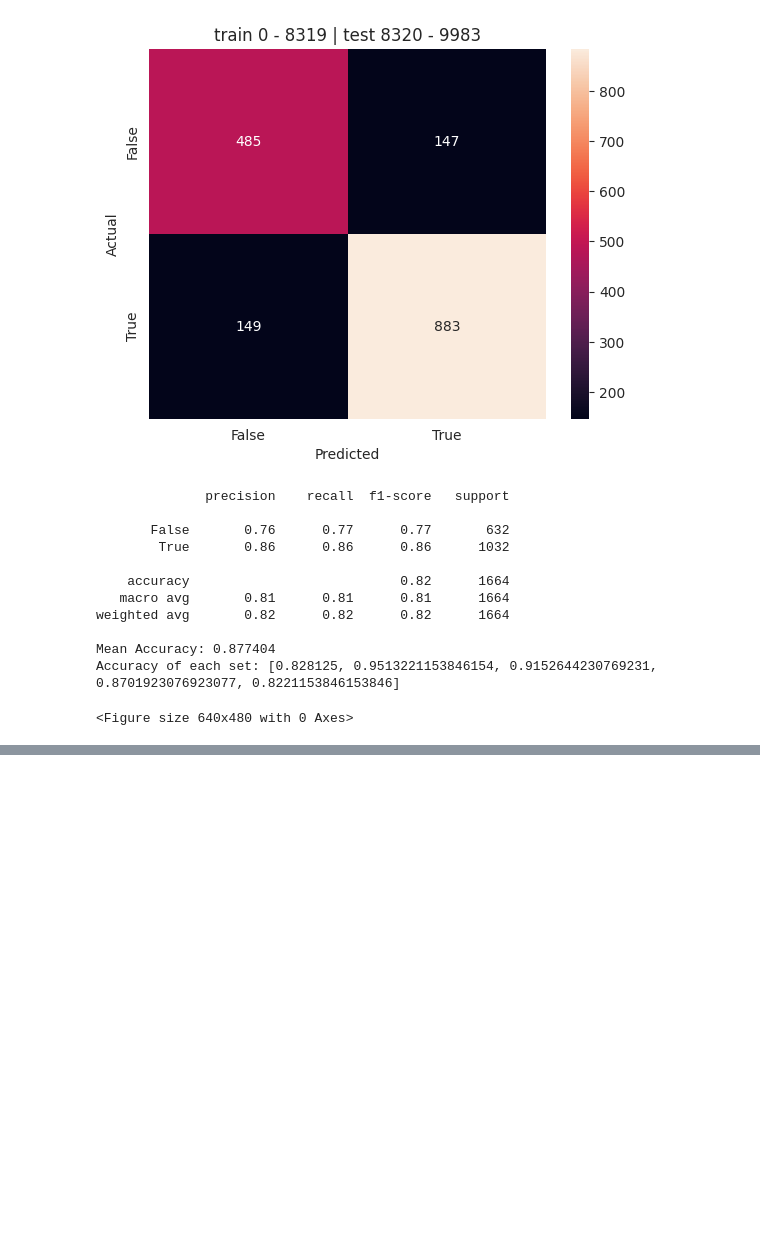
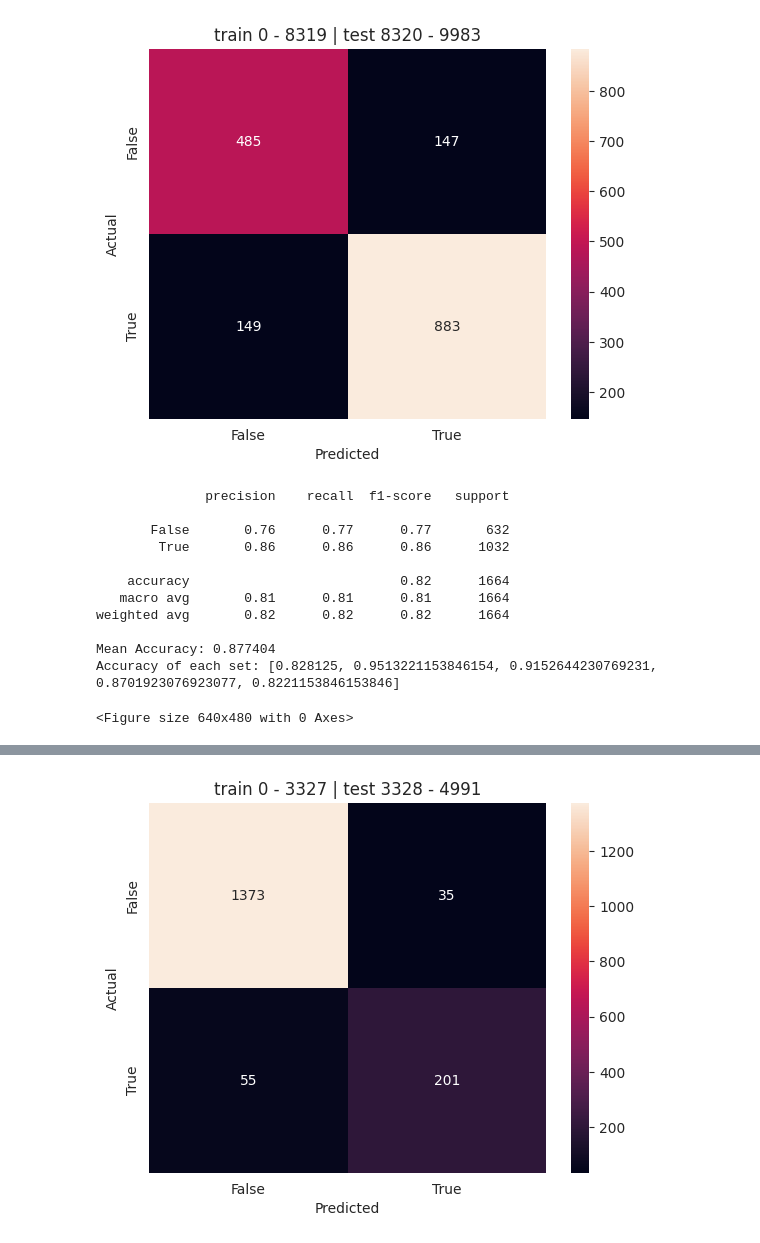
Before and after one commit to jdobladez/JBG060-group9, a Jupyter notebook: logis.ipynb, the cells around one changed output, grey strips where cells are left out. Saved outputs shown, nothing was run; the diff lists cells and outputs as text; code cells hidden in the pictures; blank space fills up the shorter version.

Commit message:
test overfit

```diff
--- a/logis.ipynb
+++ b/logis.ipynb
@@ -540,0 +517,90 @@ Accuracy of each set: [0.8287259615384616, 0.9350961538461539, 0.832932692307692
+# %%
+from sklearn.metrics import accuracy_score
+
+imputer = SimpleImputer(strategy='mean')
+
+df_copy = df.copy()
+df_copy.drop(['quarters', 'ha'], axis=1, inplace=True)
+df_copy['constant'] = 1
+X = df_copy.iloc[:, -13:] # Define explanatory variables
+print(X.columns)
+y = df_copy[["ipc"]]  # Define target data
+y = y.astype(int)
+
+scaler = StandardScaler()
+#TimeSeriesSplit splitting
+cv = TimeSeriesSplit(n_splits=5)
+
+# Initialize empty lists to store scores
+train_accuracy_values = list()
+val_accuracy_values = list()
+mse_values = list()
+r2_values = list()
+accuracy_values = list()
+
+for train_index, val_index in cv.split(X, y):  # Use X and y as inputs for splitting
+
+    y_binary = y > 2 # Convert y to binary variable
+    y_binary[y.isna()] = pd.NA # Conserve NaN values
+    y_binary = y_binary.astype("float32") # Convert y to float
+
+
+    X_train, X_test = X.iloc[train_index], X.iloc[val_index]
+    y_train, y_val = y_binary.iloc[train_index], y_binary.iloc[val_index]
+    X_train = scaler.fit_transform(X_train)
+    X_test = scaler.transform(X_test)
+
+    X_train = imputer.fit_transform(X_train)
+    X_test = imputer.transform(X_test)
+
+    model = LogisticRegression(C=0.01, max_iter=100, penalty='l2', random_state=42, solver='liblinear')
+    model.fit(X_train, y_train)
+    y_train_pred = model.predict(X_train)
+    y_val_pred = model.predict(X_test)
+
+    y_train_pred = y_train_pred.round().astype(bool)
+    y_val_pred = y_val_pred.round().astype(bool)
+
+    # Calculate accuracy for training and validation sets
+    train_accuracy = accuracy_score(y_train, y_train_pred)
+    val_accuracy = accuracy_score(y_val, y_val_pred)
+
+    train_accuracy_values.append(train_accuracy)
+    val_accuracy_values.append(val_accuracy)
+    y_pred = model.predict(X_test)
+
+    y_pred = y_pred.round().astype(bool)
+    y_val = y_val.round().astype(bool)
+
+    y_pred = y_pred[list(y_val.isnull()['ipc']==False)]
+    y_val.dropna(inplace=True)
+
+
+    # mse = mean_squared_error(y_val, y_pred)
+    # r2 = r2_score(y_val, y_pred)
+
+    # mse_values.append(mse)
+    # r2_values.append(r2)
+
+    accuracy = accuracy_score(y_val, y_pred)
+    accuracy_values.append(accuracy)
+
+    plt.title('train %s - %s | test %s - %s' % (train_index[0], train_index[-1], val_index[0], val_index[-1]))
+    plot_ConfusionMatrix(prediction = y_pred, true = y_val['ipc'], binary = True) # Plot confusion matrix
+
+    print (classification_report(y_val,y_pred))
+
+    # Calculate accuracy for training and validation sets
+    train_accuracy = accuracy_score(y_train, y_train_pred)
+    val_accuracy = accuracy_score(y_val, y_val_pred)
+
+    train_accuracy_values.append(train_accuracy)
+    val_accuracy_values.append(val_accuracy)
+
+# print(f"Mean MSE: {np.mean(mse_values):.6f}")
+# print(f"Mean R-squared: {np.mean(r2_values):.6f}")
+print(f"Mean Accuracy: {np.mean(accuracy_values):.6f}") # Print MAE
+print(f"Accuracy of each set: {accuracy_values}")
+print(f"Mean Training Accuracy: {np.mean(train_accuracy_values):.6f}")
+print(f"Mean Validation Accuracy: {np.mean(val_accuracy_values):.6f}")
+# %% [output]
@@ -540,0 +620 @@ Accuracy of each set: [0.8287259615384616, 0.9350961538461539, 0.832932692307692
+[figure, added]
```
Also changed, not shown: parts of 8 cells of this notebook.
